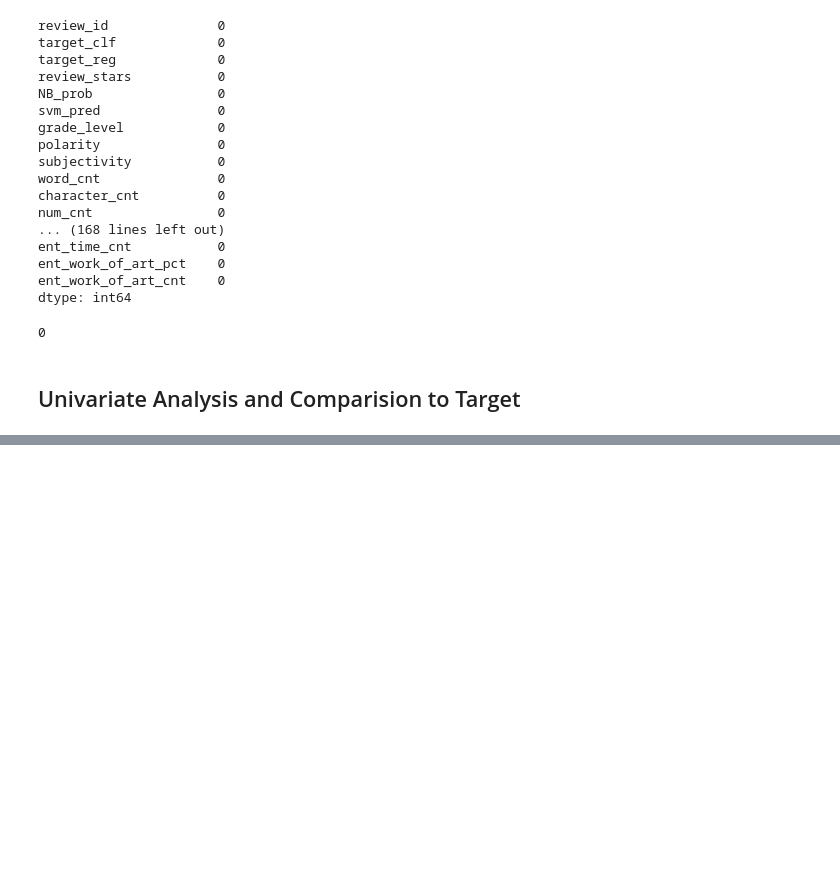
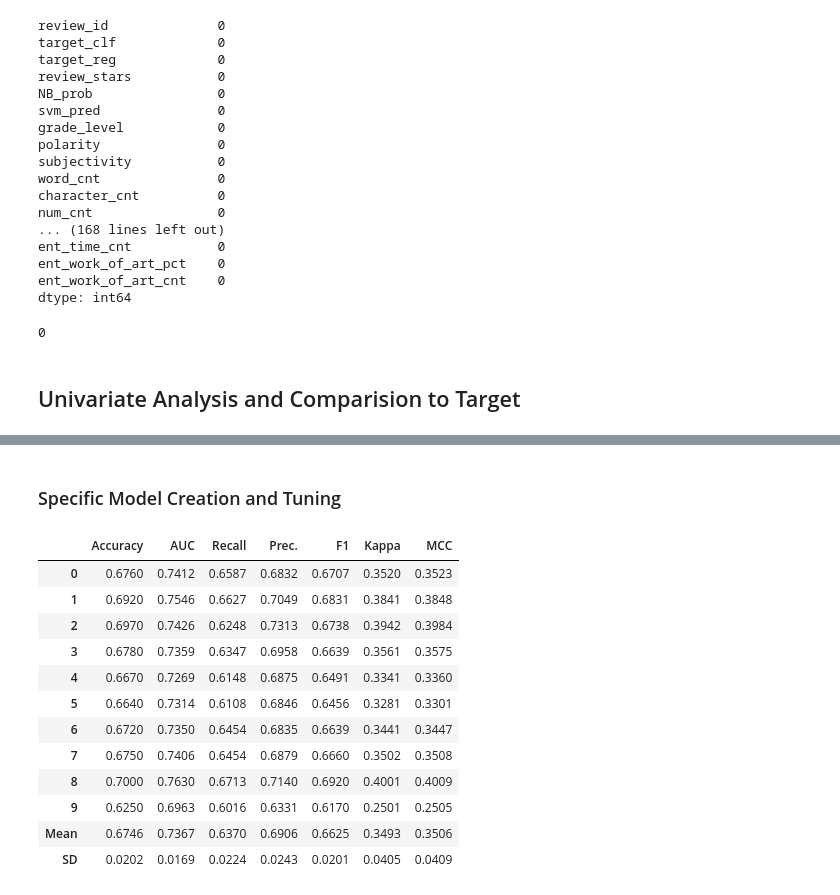
Before and after one commit to jeffjohannsen/Predicting_Yelp_Review_Quality, a Jupyter notebook: notebooks/3.2_Processed_Text_EDA_AutoML.ipynb, the cells around one changed output, grey strips where cells are left out. Drawn from its saved outputs; the diff is of its cells as text; code cells hidden in the pictures; blank space fills up the shorter version.

```diff
--- a/notebooks/3.2_Processed_Text_EDA_AutoML.ipynb
+++ b/notebooks/3.2_Processed_Text_EDA_AutoML.ipynb
@@ -323,0 +404,18 @@ def compare_feature_target(df, feature_name):
+# %% [markdown]
+### Specific Model Creation and Tuning
+# %%
+log_reg = create_model('lr', fold = 10)
+# %% [output]
+|  | Accuracy | AUC | Recall | Prec. | F1 | Kappa | MCC |
+| 0 | 0.6760 | 0.7412 | 0.6587 | 0.6832 | 0.6707 | 0.3520 | 0.3523 |
+| 1 | 0.6920 | 0.7546 | 0.6627 | 0.7049 | 0.6831 | 0.3841 | 0.3848 |
+| 2 | 0.6970 | 0.7426 | 0.6248 | 0.7313 | 0.6738 | 0.3942 | 0.3984 |
+| 3 | 0.6780 | 0.7359 | 0.6347 | 0.6958 | 0.6639 | 0.3561 | 0.3575 |
+| 4 | 0.6670 | 0.7269 | 0.6148 | 0.6875 | 0.6491 | 0.3341 | 0.3360 |
+| 5 | 0.6640 | 0.7314 | 0.6108 | 0.6846 | 0.6456 | 0.3281 | 0.3301 |
+| 6 | 0.6720 | 0.7350 | 0.6454 | 0.6835 | 0.6639 | 0.3441 | 0.3447 |
+| 7 | 0.6750 | 0.7406 | 0.6454 | 0.6879 | 0.6660 | 0.3502 | 0.3508 |
+| 8 | 0.7000 | 0.7630 | 0.6713 | 0.7140 | 0.6920 | 0.4001 | 0.4009 |
+| 9 | 0.6250 | 0.6963 | 0.6016 | 0.6331 | 0.6170 | 0.2501 | 0.2505 |
+| Mean | 0.6746 | 0.7367 | 0.6370 | 0.6906 | 0.6625 | 0.3493 | 0.3506 |
+| SD | 0.0202 | 0.0169 | 0.0224 | 0.0243 | 0.0201 | 0.0405 | 0.0409 |
```
Also changed, not shown: parts of 18 cells of this notebook, 1 other file.
